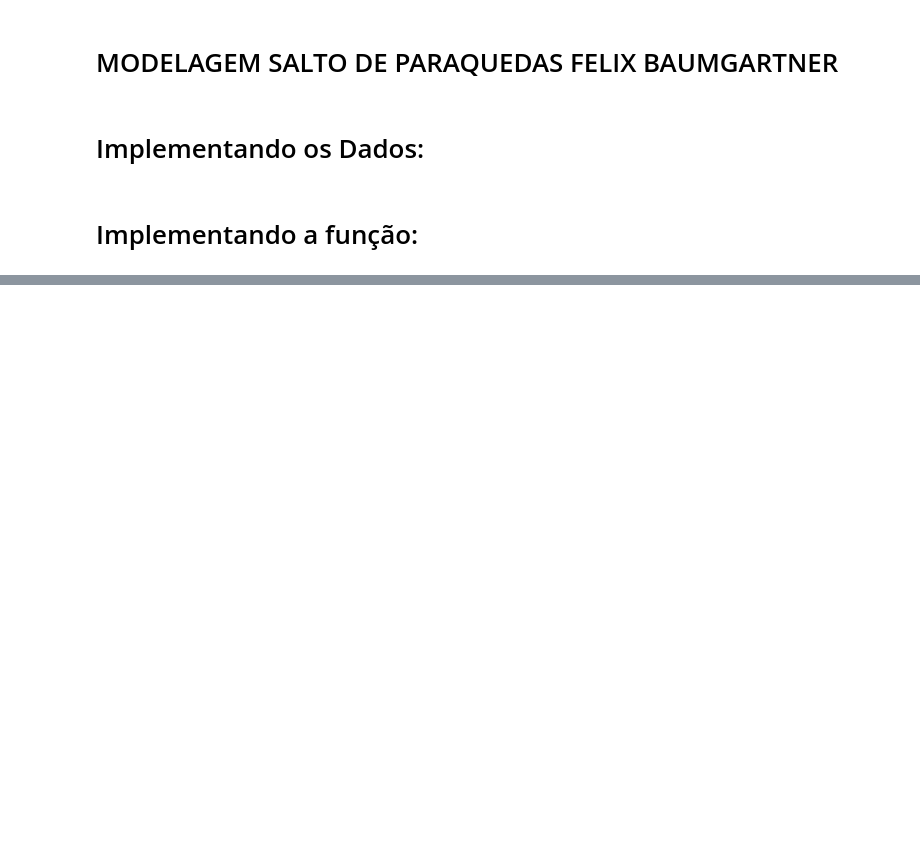
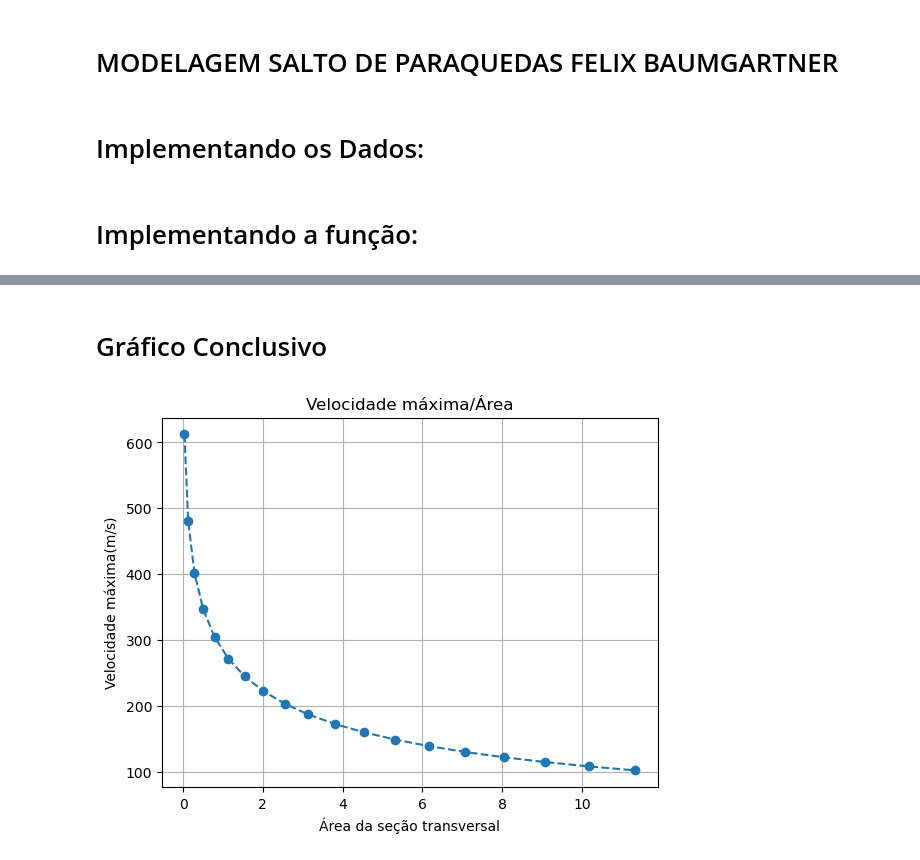
Before and after one commit to FLevn/P3-ModSim-Stratos, a Jupyter notebook: Projeto 3 - Jupyter.ipynb, the cells around one changed output, grey strips where cells are left out. Cells and saved outputs as stored; diff of their text form; code cells hidden in the pictures; blank space fills up the shorter version.

```diff
--- a/Projeto 3 - Jupyter.ipynb
+++ b/Projeto 3 - Jupyter.ipynb
@@ -211,0 +225,62 @@ plt.show()
+# %% [markdown]
+# Gráfico Conclusivo
+# %%
+def areas(raio):
+    Area = pi* (raio ** 2)
+    return Area
+
+lista_raio = np.arange(0.1, 2, 0.1)
+
+lista_areas = [areas(raio) for raio in lista_raio]
+
+
+def modelo2(X, t, vventox, vventoy, area):
+    x = X[0]
+    y = X[1]
+    vx = X[2]
+    vy = X[3]
+
+    v = ((vx ** 2) + (vy ** 2)) ** 0.5
+    rho = densidade(y)
+
+    vrel = sqrt((vventox-vx)**2+(vventoy-vy)**2)
+
+
+    if t > 260:
+        Fd = (1/2) * rho * 2*Atp * Cd * (vrel ** 2)
+        vventoy = 0
+    else:
+        Fd = (1/2) * rho * area * Cd * (vrel ** 2)
+
+    cosT = (vventox-vx)/vrel
+    senT = (vventoy-vy)/vrel
+
+    P = (G * Mt * m ) * ((1/(Rt + y)) ** 2)
+
+    dxdt = vx
+    dydt = vy
+    dvxdt = (Fd * cosT) / m
+    dvydt = ((Fd * senT) - P ) / m
+
+    dXdt = [dxdt, dydt, dvxdt, dvydt]
+
+    return dXdt
+
+lista_vmax = list()
+
+for area in lista_areas:
+    g = odeint(modelo2, inicial, lista_t, args=(0,30,area))
+    vx = g[:,2]
+    vy = g[:,3]
+    lista_v = np.sqrt(vx ** 2 + vy ** 2)
+    vmax = max(lista_v)
+    lista_vmax.append(vmax)
+
+plt.plot(lista_areas, lista_vmax,'--o')
+plt.grid()
+plt.title('Velocidade máxima/Área')
+plt.xlabel('Área da seção transversal')
+plt.ylabel('Velocidade máxima(m/s)')
+plt.show()
+# %% [output]
+[figure, added]
```
Also changed, not shown: parts of 10 cells of this notebook.
